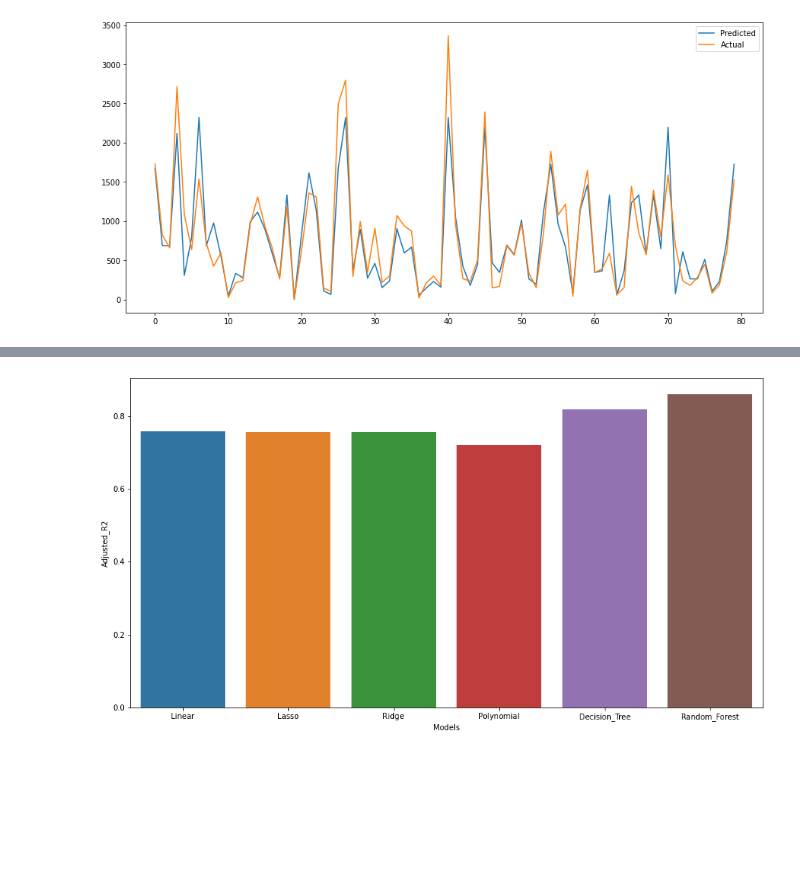
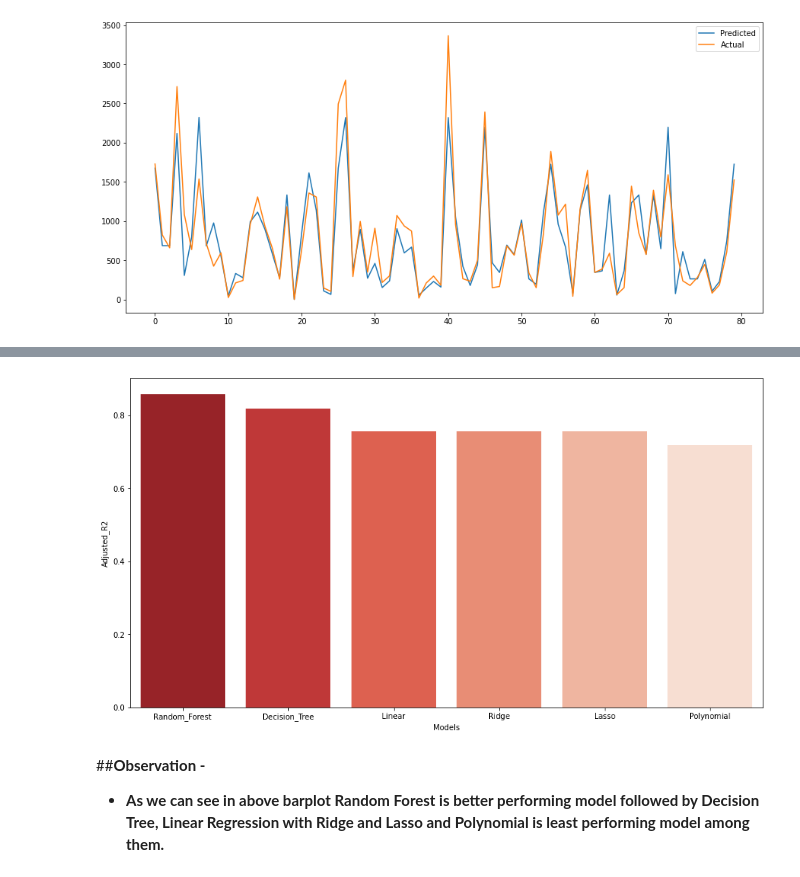
Before and after one commit to DSJibran/Seoul-Bike-Sharing-Demand-Prediction, a Jupyter notebook: Seoul_Bike_Sharing_Demand_Prediction.ipynb, the cells around one changed output, grey strips where cells are left out. Cells and saved outputs as stored; diff of their text form; code cells hidden in the pictures; blank space fills up the shorter version.

```diff
--- a/Seoul_Bike_Sharing_Demand_Prediction.ipynb
+++ b/Seoul_Bike_Sharing_Demand_Prediction.ipynb
@@ -857,0 +1115,5 @@ matrices
+# %%
+# Sort matrices in Descending order to view which model have the best score
+
+matrices=matrices.sort_values("Adjusted_R2",ascending=False).reset_index(drop=True)
+matrices
@@ -858,5 +1128,11 @@ matrices
 # %%
+# Visulaizing the Adjusted R2 for all models
+
 plt.figure(figsize=(15,8))
-sns.barplot(matrices['Models'],matrices['Adjusted_R2']);
+sns.barplot(matrices['Models'],matrices['Adjusted_R2'], palette ='Reds_r');
 # %% [output]
-[figure, old version]
+[figure, new version]
+# %% [markdown]
+##**Observation -**
+
+* **As we can see in above barplot Random Forest is better performing model followed by Decision Tree, Linear Regression with Ridge and Lasso and Polynomial is least performing model among them.**
```
Also changed, not shown: parts of 145 cells of this notebook.
